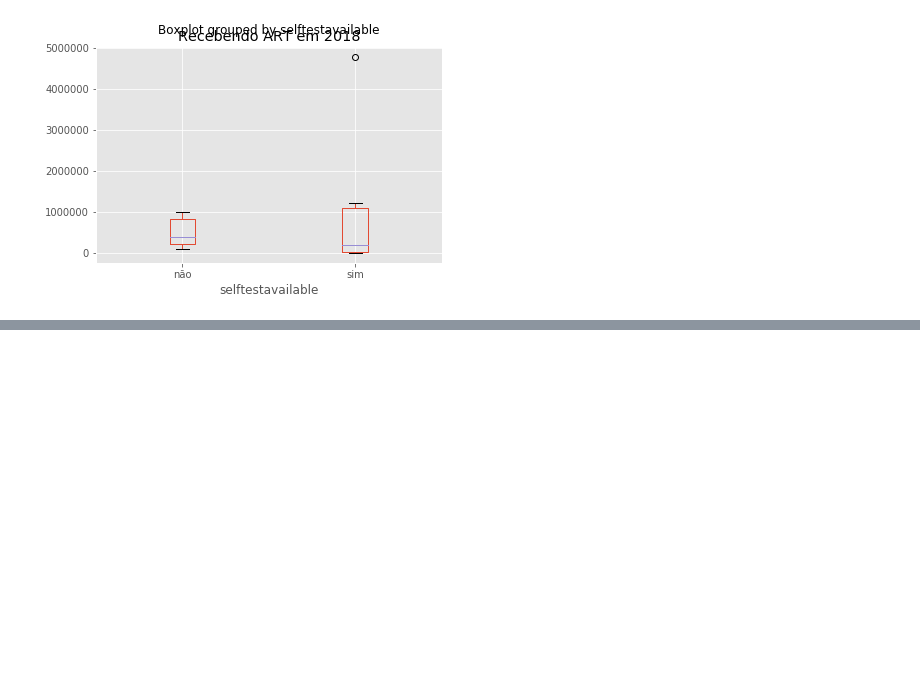
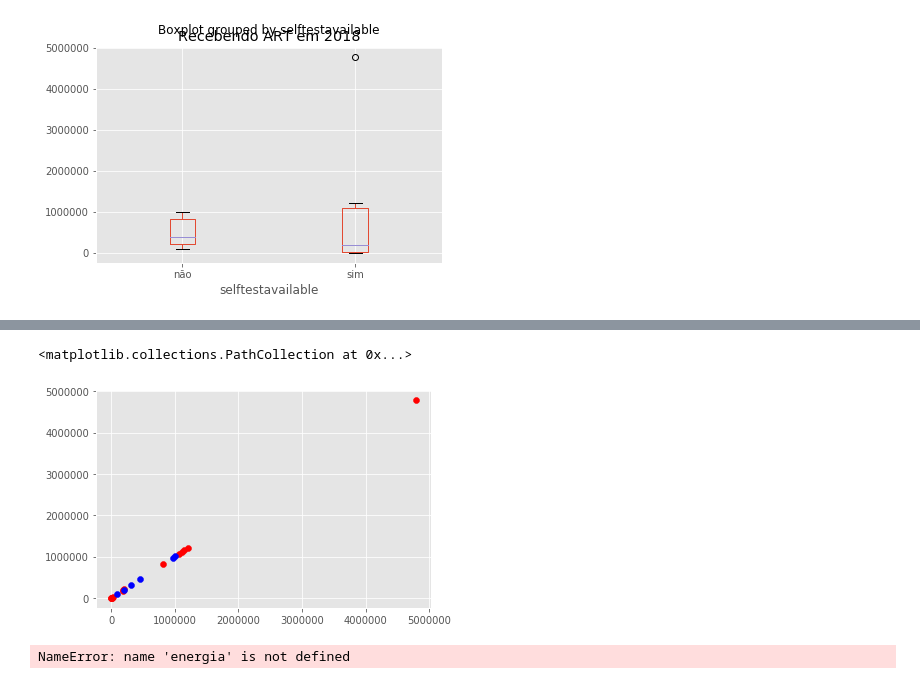
Before and after one commit to danielminson/CD, a Jupyter notebook: Projeto 1/Projeto_v2.ipynb, the cells around one changed output, grey strips where cells are left out. Cells and saved outputs as stored; diff of their text form; code cells hidden in the pictures; blank space fills up the shorter version.

```diff
--- a/Projeto 1/Projeto_v2.ipynb
+++ b/Projeto 1/Projeto_v2.ipynb
@@ -165,0 +183,11 @@ juncaodosdados.boxplot(column="Recebendo ART em 2018", by="selftestavailable")
+# %%
+plt.scatter(juncaodosdados.loc[juncaodosdados.selftestavailable=="sim","Recebendo ART em 2018"], juncaodosdados.loc[juncaodosdados.selftestavailable=="sim","Recebendo ART em 2018"], color="r")
+plt.scatter(juncaodosdados.loc[juncaodosdados.selftestavailable=="não","Recebendo ART em 2018"], juncaodosdados.loc[juncaodosdados.selftestavailable=="não","Recebendo ART em 2018"], color="b")
+# %% [output]
+<matplotlib.collections.PathCollection at 0x...>
+[figure, added]
+# %%
+plt.scatter(energia.loc[energia.Europa=="sim","2000"], telefonia.loc[telefonia.Europa=="sim", "2000"], color="r")
+plt.scatter(energia.loc[energia.Europa=="não","2000"], telefonia.loc[telefonia.Europa=="não", "2000"], color="b")
+# %% [output]
+NameError: name 'energia' is not defined
```
Also changed, not shown: parts of 8 cells of this notebook, 9 other files.
